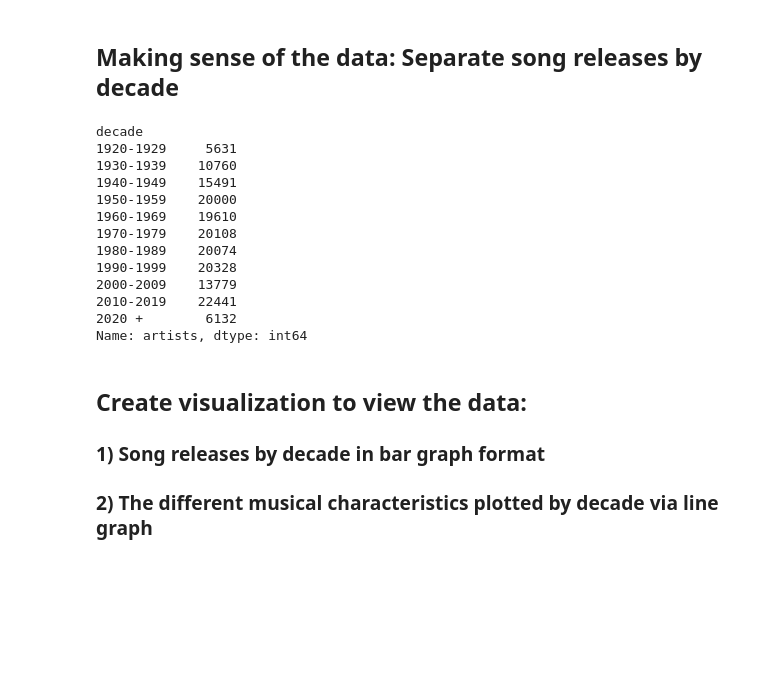
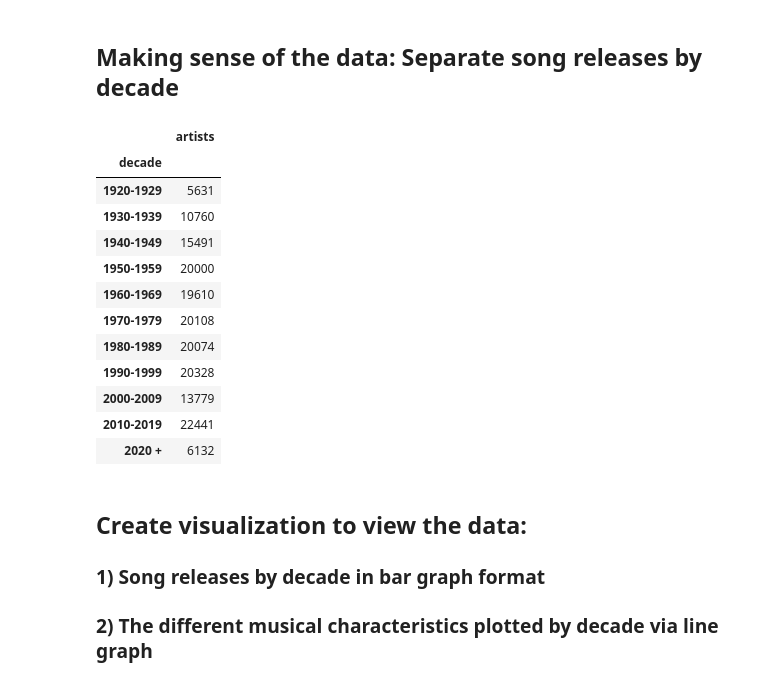
Before and after one commit to divya-gh/Spotify_Music_Analysis, a Jupyter notebook: spotify_analysis-hypothesis.ipynb, the cells around one changed output. Drawn from its saved outputs; the diff is of its cells as text; code cells hidden in the pictures; blank space fills up the shorter version.

```diff
--- a/spotify_analysis-hypothesis.ipynb
+++ b/spotify_analysis-hypothesis.ipynb
@@ -40,32 +40,35 @@ spotify_df.head()
 # %%
 # Create bins for decades
 bins  = [1920,1929,1939,1949,1959,1969,1979,1989,1999,2009,2019,2030]
 bin_group = ['1920-1929','1930-1939','1940-1949','1950-1959','1960-1969','1970-1979','1980-1989','1990-1999','2000-2009','2010-2019','2020 +']
 
 # Sort df by bins
-spotify_copy = spotify_df
+spotify_copy = spotify_df.copy()
 spotify_copy['decade'] = pd.cut(spotify_copy['year'],bins,labels=bin_group,include_lowest=True)
+
+#Selecting required columns
 spotify_copy = spotify_copy[['decade', 'artists', 'acousticness', 'danceability',
-       'energy', 'instrumentalness', 'loudness', 'popularity', 'speechiness',
-       'valence']]
+                             'energy', 'instrumentalness', 'loudness', 'popularity',
+                             'speechiness', 'valence']]
 
 # Get count of songs listed by decade and print
 song_count = spotify_copy.groupby('decade')['artists'].count()
+song_count = pd.DataFrame(song_count)
 song_count
 # %% [output]
-decade
-1920-1929     5631
-1930-1939    10760
-1940-1949    15491
-1950-1959    20000
-1960-1969    19610
-1970-1979    20108
-1980-1989    20074
-1990-1999    20328
-2000-2009    13779
-2010-2019    22441
-2020 +        6132
-Name: artists, dtype: int64
+|  | artists |
+| decade |  |
+| 1920-1929 | 5631 |
+| 1930-1939 | 10760 |
+| 1940-1949 | 15491 |
+| 1950-1959 | 20000 |
+| 1960-1969 | 19610 |
+| 1970-1979 | 20108 |
+| 1980-1989 | 20074 |
+| 1990-1999 | 20328 |
+| 2000-2009 | 13779 |
+| 2010-2019 | 22441 |
+| 2020 + | 6132 |
 # %%
 # Generate a grouped dataframe to show average music characteristics
 spotify_line = spotify_copy[['decade','acousticness','danceability','energy','instrumentalness','speechiness','valence']]
```
Also changed, not shown: parts of 15 cells of this notebook, 3 other files.
